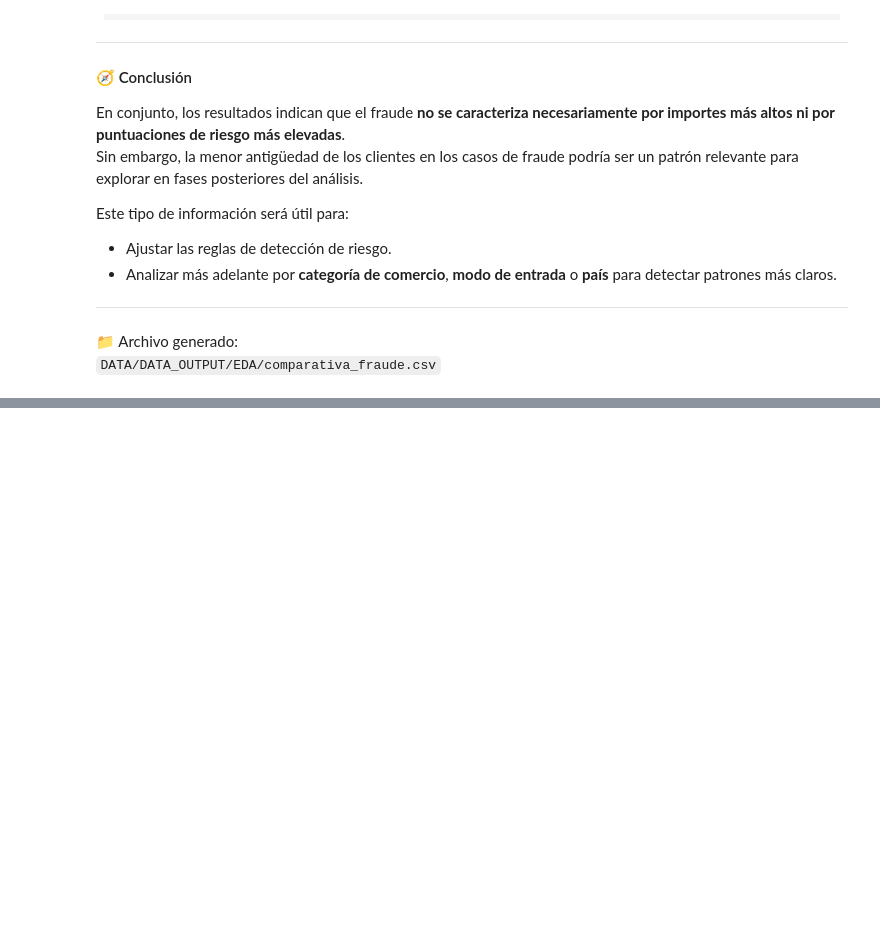
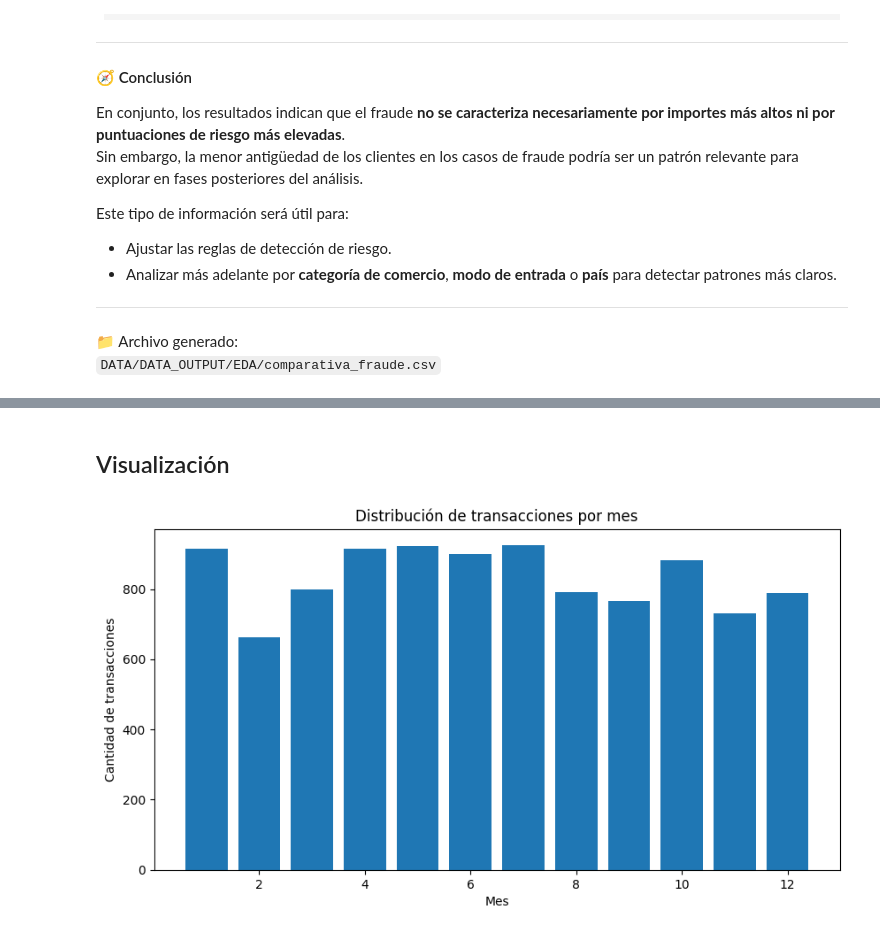
Before and after one commit to PatriciaMerinero/Proyecto_Final_Data_Analytics, a Jupyter notebook: NOTEBOOKS/03_EDA_ANALISIS_DESCRIPTIVO.ipynb, the cells around one changed output, grey strips where cells are left out. Drawn from its saved outputs; the diff is of its cells as text; code cells hidden in the pictures; blank space fills up the shorter version.

```diff
--- a/NOTEBOOKS/03_EDA_ANALISIS_DESCRIPTIVO.ipynb
+++ b/NOTEBOOKS/03_EDA_ANALISIS_DESCRIPTIVO.ipynb
@@ -256,0 +259,5 @@ Este tipo de información será útil para:
+# %%
+# Transacciones por mes
+transacciones_mes = df.groupby('month')['transaction_id'].count().reset_index()
+transacciones_mes.columns = ['Mes', 'Cantidad_transacciones']
+print(transacciones_mes)
@@ -256,0 +278,11 @@ Este tipo de información será útil para:
+# %% [markdown]
+## Visualización
+# %%
+plt.figure(figsize=(10,5))
+plt.bar(transacciones_mes['Mes'], transacciones_mes['Cantidad_transacciones'])
+plt.title('Distribución de transacciones por mes')
+plt.xlabel('Mes')
+plt.ylabel('Cantidad de transacciones')
+plt.show()
+# %% [output]
+[figure, added]
```
Also changed, not shown: parts of 30 cells of this notebook.
